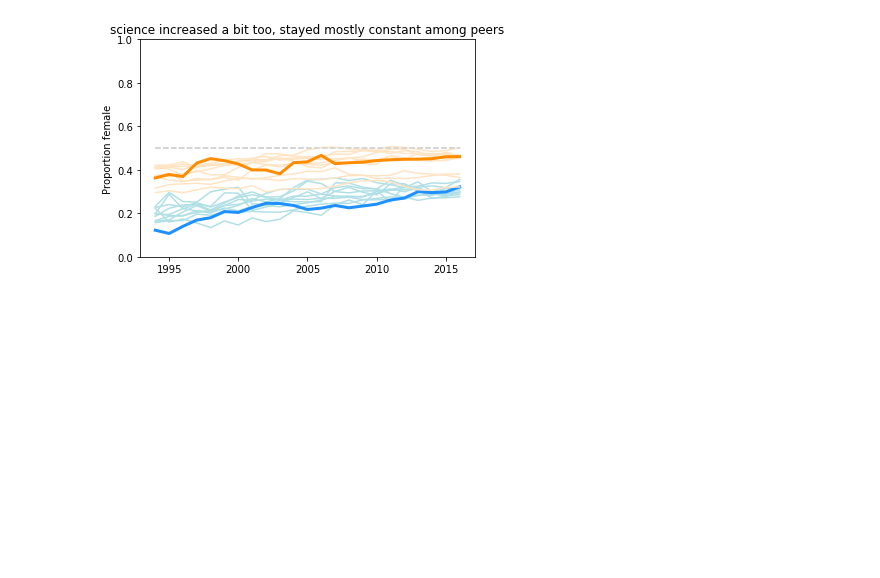
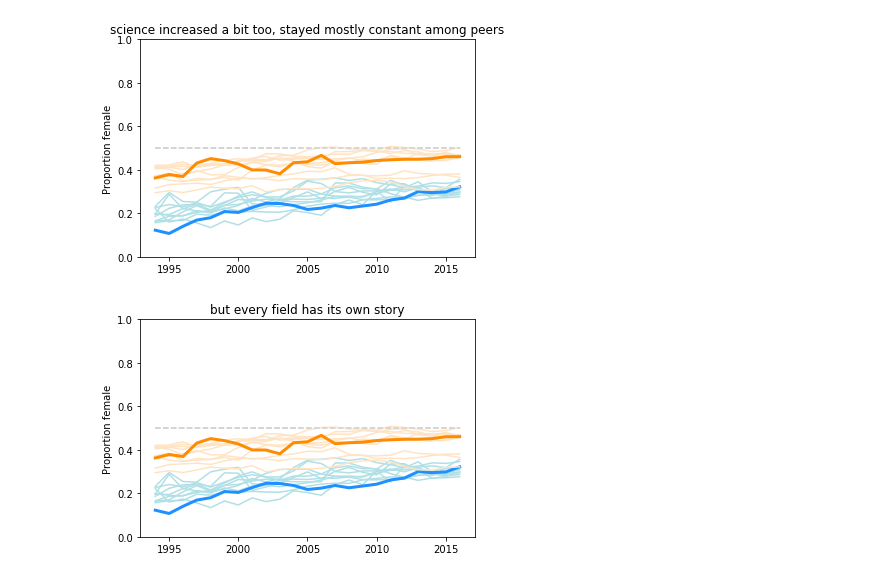
Before and after one commit to spec-journalism/gss-diversity, a Jupyter notebook: notebooks/narrative.ipynb, the cells around one changed output. Cells and saved outputs as stored; diff of their text form; code cells hidden in the pictures; blank space fills up the shorter version.

```diff
--- a/notebooks/narrative.ipynb
+++ b/notebooks/narrative.ipynb
@@ -88,6 +88,13 @@ plot_peer_proportions(ax, S_TOTALS, 'science increased a bit too, stayed mostly
                       peer_color='bisque', highlight_color='darkorange')
 # %% [output]
 [figure]
+# %%
+_, ax = plt.subplots()
+plot_peer_proportions(ax, E_TOTALS, '', peer_color='powderblue', highlight_color='dodgerblue')
+plot_peer_proportions(ax, S_TOTALS, 'but every field has its own story',
+                      peer_color='bisque', highlight_color='darkorange')
+# %% [output]
+[figure, added]
 # %%
 _, ax = plt.subplots()
 plot_proportions(ax, '', 'Science', 'Genetics')
```
Also changed, not shown: parts of 2 cells of this notebook.
